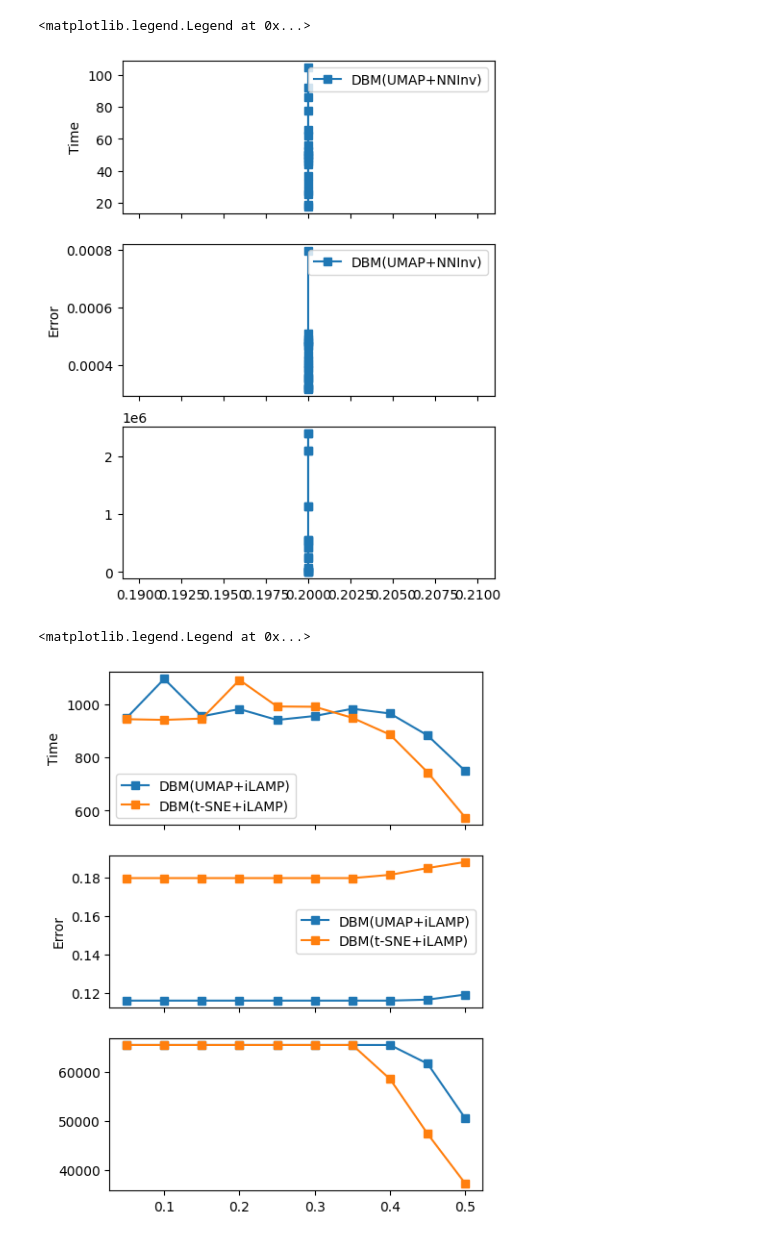
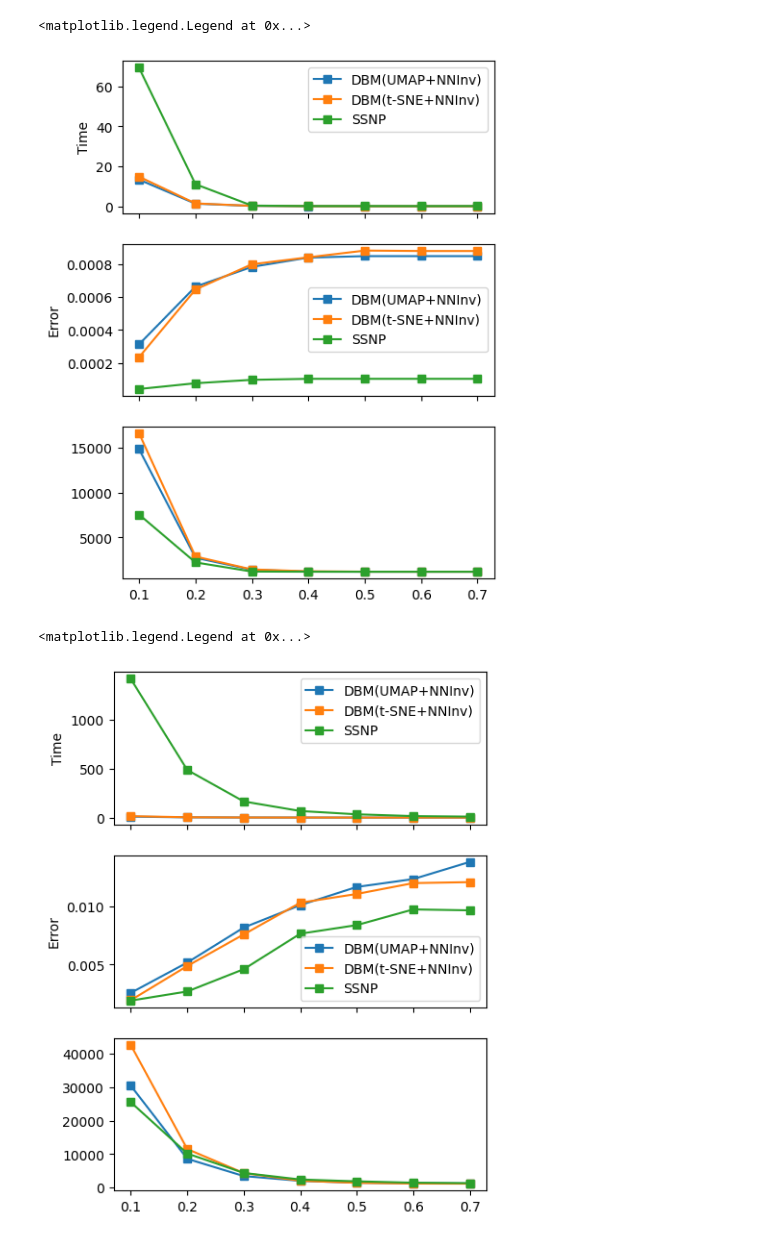
Before and after one commit to wuyuyu1024/map_builder, a Jupyter notebook: results/plot.results.ipynb, the cells around one changed output. Cells and saved outputs as stored; diff of their text form; code cells hidden in the pictures.

```diff
--- a/results/plot.results.ipynb
+++ b/results/plot.results.ipynb
@@ -58,5 +62,5 @@ SVM                 $Cons_p$           0.059677  0.036438  0.089264
 # %%
-df = pd.read_csv('./search_threshold/search_threhold_2024-11-18_23:11:50.csv')
+df = pd.read_csv('./search_threshold/search_new_t_three_2024-11-25_11:02:54.csv')
 df.head()
 
 ## filter threshold > 0.15
@@ -77,7 +81,7 @@ for method in df.PPinv.unique():
     data = df[df.PPinv == method]
     label = method
     ax1.plot(data['threshold'], data['time near'], 's-', label=label)
-    ax2.plot(data['threshold'], data['error_near_sq'], 's-', label=label)
+    ax2.plot(data['threshold'], data['error near sq'], 's-', label=label)
     ax3.plot(data['threshold'], data['num_sparse_near'], 's-', label=label)
 
 ax1.legend()
@@ -86,27 +90,24 @@ ax2.set_ylabel('Error')
 ax2.legend()
 # %% [output]
 <matplotlib.legend.Legend at 0x...>
-[figure, old version]
+[figure, new version]
 # %%
-df = pd.read_csv('./search_threshold/search_threhold_grad_map_2024-11-21_13:25:25.csv')
-
-
 fig, (ax1, ax2, ax3) = plt.subplots(3, 1, figsize=(5, 7), sharex=True)
 
 for method in df.PPinv.unique():
-    if 'iLAMP' not in method:
-        continue
+    # if 'iLAMP' in method:
+    #     continue
     data = df[df.PPinv == method]
     label = method
     ax1.plot(data['threshold'], data['time grad'], 's-', label=label)
-    ax2.plot(data['threshold'], data['error_grad_sq'], 's-', label=label)
+    ax2.plot(data['threshold'], data['error grad sq'], 's-', label=label)
     ax3.plot(data['threshold'], data['num_sparse_grad'], 's-', label=label)
 
 ax1.legend()
 ax1.set_ylabel('Time')
 ax2.set_ylabel('Error')
 ax2.legend()
 # %% [output]
 <matplotlib.legend.Legend at 0x...>
-[figure, old version]
+[figure, new version]
 # %%
```
Also changed, not shown: parts of 12 cells of this notebook, 8 other files.
